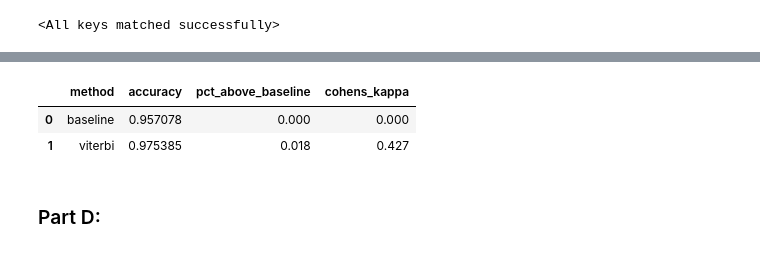
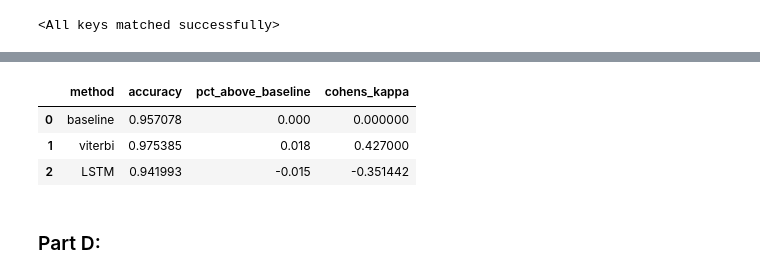
Before and after one commit to lavaman131/CS505-HW, a Jupyter notebook: HW05/HW05.ipynb, the cells around one changed output, grey strips where cells are left out. Cells and saved outputs as stored; diff of their text form; code cells hidden in the pictures.

```diff
--- a/HW05/HW05.ipynb
+++ b/HW05/HW05.ipynb
@@ -1686,17 +1682,24 @@ else:
 GPU is being used.
 # %%
 def create_sequences(
-    tagged_sentences: List[List[Tuple[str, str]]]
+    tagged_sentences: List[List[Tuple[str, str]]],
+    max_sequence_len: Optional[int] = 100,
 ) -> Tuple[List[List[str]], List[List[str]]]:
     input_sequences = []
     target_sequences = []
     for sent in tagged_sentences:
         input_sequence = []
         target_sequence = []
-        for word, pos in sent:
-            input_sequence.append(word)
-            target_sequence.append(pos)
+        num_iters = len(sent)
+        if max_sequence_len and max_sequence_len < num_iters:
+            num_iters = max_sequence_len
+        for idx in range(num_iters):
+            input_sequence.append(sent[idx][0])
+            target_sequence.append(sent[idx][1])
         input_sequences.append(input_sequence)
         target_sequences.append(target_sequence)
     return input_sequences, target_sequences
+# %%
+input_sequences, target_sequences = create_sequences(tagged_sentences=tagged_sentences,
+                                                     max_sequence_len=100)
 # %%
@@ -1955,15 +1937,15 @@ model = Model(
     embed_dim=EMBEDDING_DIM,
     embeddings=embeddings,
     hidden_size=512,
-    D=2,
-    num_layers=4,
-    dropout=0.0,
+    bidirectional=True,
+    num_layers=2,
+    dropout=0.5,
     freeze_embedding_weights=False,
     device=device,
 )
 
 model.load_state_dict(
-    torch.load("saved_models_3/epoch_6_val_acc_0.9445271420769124.pth")
+    torch.load("saved_models_3_dropout_0.5_layers_2_bidirectional/epoch_25_val_acc_0.9429765450079343.pth")
 )
 # %% [output]
 <All keys matched successfully>
@@ -2006,9 +1970,13 @@ lstm_accuracy
-# %%
-results_df
-# %% [output]
-|  | method | accuracy | pct_above_baseline | cohens_kappa |
-| 0 | baseline | 0.957078 | 0.000 | 0.000 |
-| 1 | viterbi | 0.975385 | 0.018 | 0.427 |
+# %%
+results_df.loc[2] = ["LSTM", lstm_accuracy,
+                      np.round(lstm_accuracy - baseline_accuracy, 3),
+                      cohens_kappa(lstm_accuracy, baseline_accuracy)]
+results_df
+# %% [output]
+|  | method | accuracy | pct_above_baseline | cohens_kappa |
+| 0 | baseline | 0.957078 | 0.000 | 0.000000 |
+| 1 | viterbi | 0.975385 | 0.018 | 0.427000 |
+| 2 | LSTM | 0.941993 | -0.015 | -0.351442 |
 # %% [markdown]
 ### Part D:
 # %% [markdown]
```
Also changed, not shown: parts of 19 cells of this notebook.
